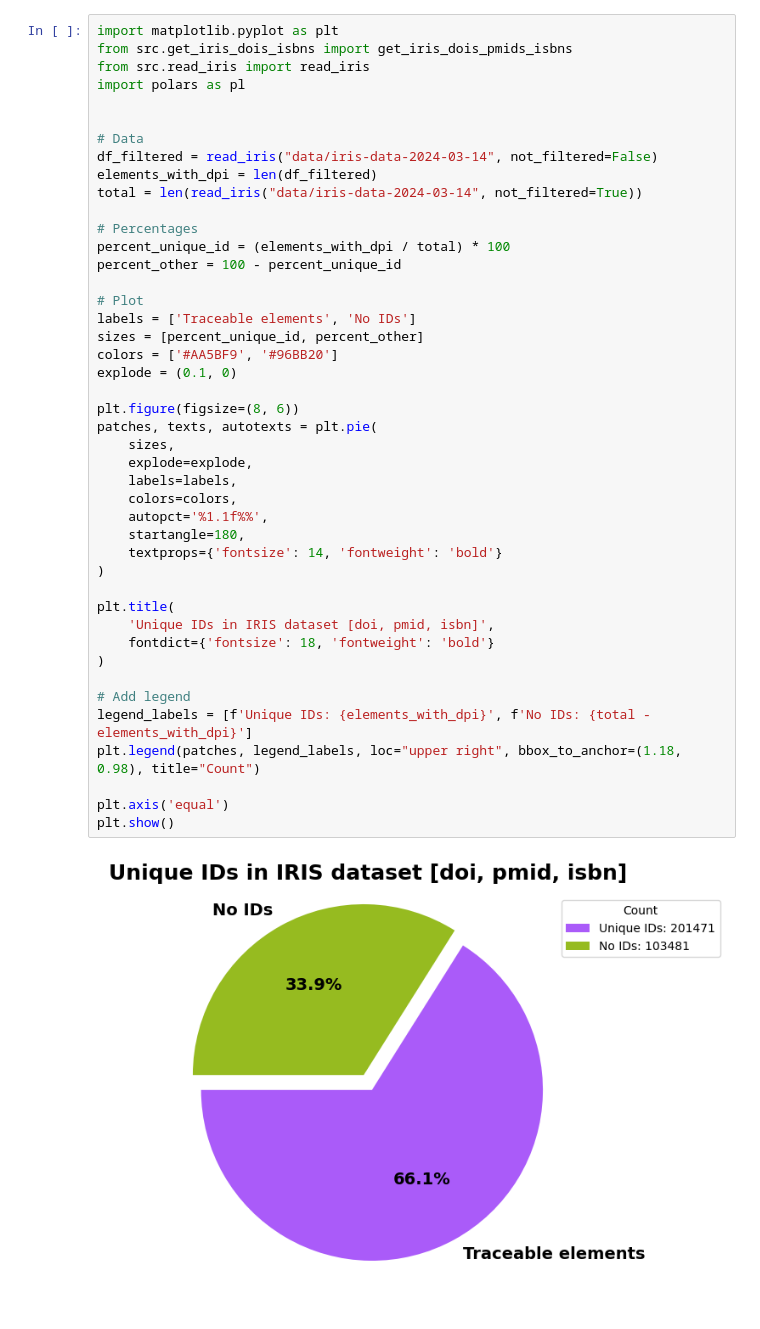
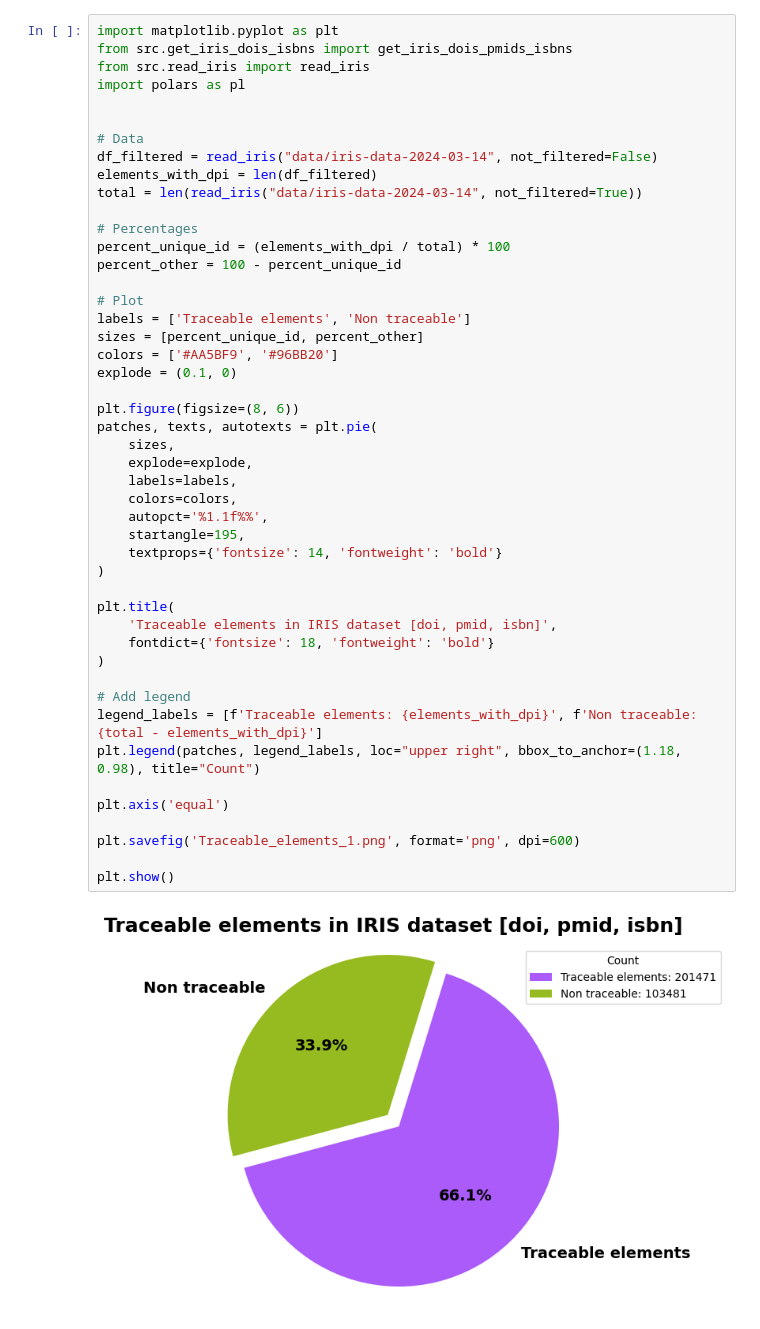
Before and after one commit to open-sci/2023-2024-atreides-code, a Jupyter notebook: data_visualization.ipynb, the cells around one changed output. Saved outputs shown, nothing was run; the diff lists cells and outputs as text.

```diff
--- a/data_visualization.ipynb
+++ b/data_visualization.ipynb
@@ -18,35 +18,38 @@ total = len(read_iris("data/iris-data-2024-03-14", not_filtered=True))
 
 # Percentages
 percent_unique_id = (elements_with_dpi / total) * 100
 percent_other = 100 - percent_unique_id
 
 # Plot
-labels = ['Traceable elements', 'No IDs']
+labels = ['Traceable elements', 'Non traceable']
 sizes = [percent_unique_id, percent_other]
 colors = ['#AA5BF9', '#96BB20']
 explode = (0.1, 0)
 
 plt.figure(figsize=(8, 6))
 patches, texts, autotexts = plt.pie(
     sizes,
     explode=explode,
     labels=labels,
     colors=colors,
     autopct='%1.1f%%',
-    startangle=180,
+    startangle=195,
     textprops={'fontsize': 14, 'fontweight': 'bold'}
 )
 
 plt.title(
-    'Unique IDs in IRIS dataset [doi, pmid, isbn]',
+    'Traceable elements in IRIS dataset [doi, pmid, isbn]',
     fontdict={'fontsize': 18, 'fontweight': 'bold'}
 )
 
 # Add legend
-legend_labels = [f'Unique IDs: {elements_with_dpi}', f'No IDs: {total - elements_with_dpi}']
+legend_labels = [f'Traceable elements: {elements_with_dpi}', f'Non traceable: {total - elements_with_dpi}']
 plt.legend(patches, legend_labels, loc="upper right", bbox_to_anchor=(1.18, 0.98), title="Count")
 
 plt.axis('equal')
+
+plt.savefig('Traceable_elements_1.png', format='png', dpi=600)
+
 plt.show()
 # %% [output]
-[figure, old version]
+[figure, new version]
```
Also changed, not shown: parts of 17 cells of this notebook.
